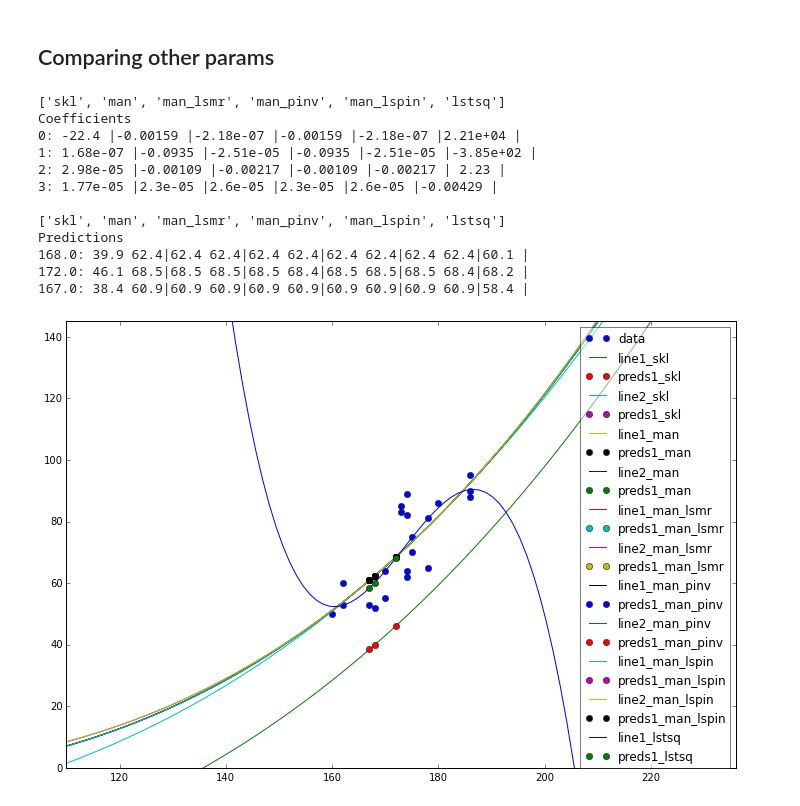
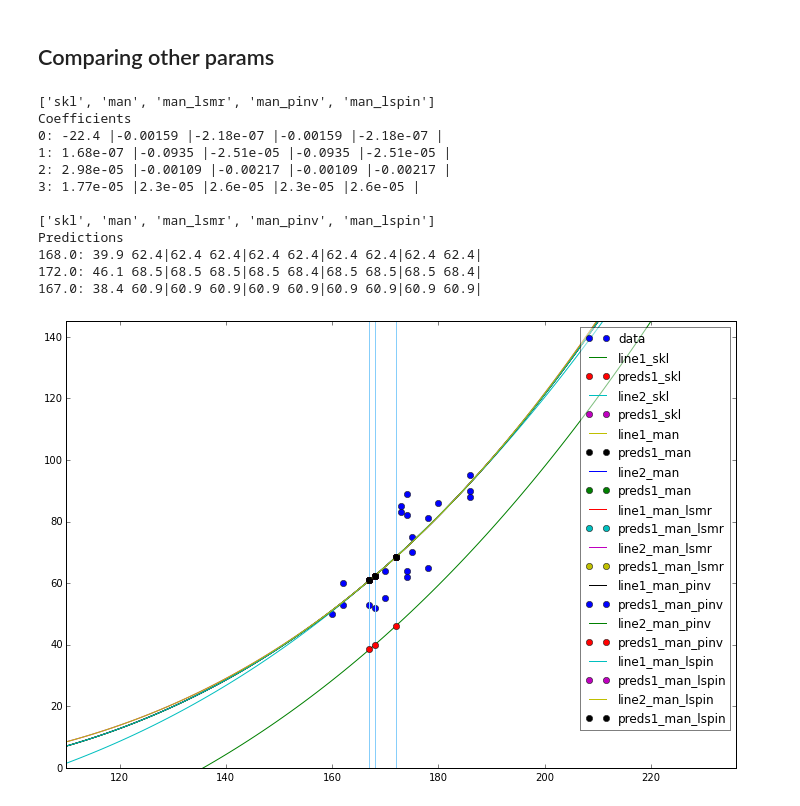
Before and after one commit to motjuste/patt-rex, a Jupyter notebook: task-2.3-demo-2.ipynb, the cells around one changed output. Drawn from its saved outputs; the diff is of its cells as text; code cells hidden in the pictures.

Commit message:
slides done for task 2.2; added color to plotting

```diff
--- a/task-2.3-demo-2.ipynb
+++ b/task-2.3-demo-2.ipynb
@@ -71,7 +71,7 @@ Predictions
 res_man0 = \
     fit_rex.fit_polynomial_bayesian(hn, wn, degree
                                         , sig2=None
-                                        , mu_0=0, sig2_0=3.0
+                                        , sig2_0=3.0
                                         , padding=50, get_pdf=True
                                         , X_unknown=hu)
 
@@ -118,7 +118,7 @@ plt.colorbar()
 res_man_lsmr = \
     fit_rex.fit_polynomial_bayesian(hn, wn, degree
                                         , sig2=None
-                                        , mu_0=0, sig2_0=3.0
+                                        , sig2_0=3.0
                                         , use_lsmr=True, use_pinv=False
                                         , padding=50, get_pdf=True
                                         , X_unknown=hu)
@@ -126,7 +126,7 @@ res_man_lsmr = \
 res_man_pinv = \
     fit_rex.fit_polynomial_bayesian(hn, wn, degree
                                         , sig2=None
-                                        , mu_0=0, sig2_0=3.0
+                                        , sig2_0=3.0
                                         , use_lsmr=False, use_pinv=True
                                         , padding=50, get_pdf=True
                                         , X_unknown=hu)
@@ -134,7 +134,7 @@ res_man_pinv = \
 res_man_lspin = \
     fit_rex.fit_polynomial_bayesian(hn, wn, degree
                                         , sig2=None
-                                        , mu_0=0, sig2_0=3.0
+                                        , sig2_0=3.0
                                         , use_lsmr=True, use_pinv=True
                                         , padding=50, get_pdf=True
                                         , X_unknown=hu)
@@ -147,7 +147,7 @@ reses = [[res_sk0, "skl"]
         , [res_man_lsmr, "man_lsmr"]
         , [res_man_pinv, "man_pinv"]
         , [res_man_lspin, "man_lspin"]
-        , [res_lstsq, "lstsq"]
+#         , [res_lstsq, "lstsq"]
         ]
 
 titles = []
@@ -170,9 +170,9 @@ plt_rex.plot2d(HW_new, colwise_data=True, hatch='o',
                x_lim=xlim, y_lim=ylim,
                show=False, axs=axs, plotlabel="data")
 
-# # plot unkown vertical lines
-# for h in hu:
-#     axs.axvline(x=h)
+# plot unkown vertical lines
+for h in hu:
+    axs.axvline(x=h, color='lightskyblue')
 
 for res, label in reses:
     coeff = res[0]
@@ -220,40 +220,40 @@ for res, label in reses:
                    show=False, axs=axs, plotlabel="line1_"+label)
 
     # preds 1
     plt_rex.plot2d(np.vstack(pred1), colwise_data=True, hatch='o',
                    show=False, axs=axs, plotlabel="preds1_"+label)
 
     if label != "lstsq":
         # line 2
         plt_rex.plot2d(np.vstack(line2), colwise_data=True, hatch='-',
                        show=False, axs=axs, plotlabel="line2_"+label)
 
         # preds 2
         plt_rex.plot2d(np.vstack(pred2), colwise_data=True, hatch='o',
                        show=False, axs=axs, plotlabel="preds1_"+label)
 
 
 print(titles)
 print("Coefficients")
 print("\n".join(coeff_string.format(i, *c) for i, c
                 in enumerate(zip(*coeffs))))
 
 print()
 print(titles)
 print("Predictions")
 print("\n".join(preds_string.format(*p) for p
                 in zip(hu, *preds)))
 # %% [output]
-['skl', 'man', 'man_lsmr', 'man_pinv', 'man_lspin', 'lstsq']
+['skl', 'man', 'man_lsmr', 'man_pinv', 'man_lspin']
 Coefficients
-0: -22.4 |-0.00159 |-2.18e-07 |-0.00159 |-2.18e-07 |2.21e+04 |
-1: 1.68e-07 |-0.0935 |-2.51e-05 |-0.0935 |-2.51e-05 |-3.85e+02 |
-2: 2.98e-05 |-0.00109 |-0.00217 |-0.00109 |-0.00217 | 2.23 |
-3: 1.77e-05 |2.3e-05 |2.6e-05 |2.3e-05 |2.6e-05 |-0.00429 |
+0: -22.4 |-0.00159 |-2.18e-07 |-0.00159 |-2.18e-07 |
+1: 1.68e-07 |-0.0935 |-2.51e-05 |-0.0935 |-2.51e-05 |
+2: 2.98e-05 |-0.00109 |-0.00217 |-0.00109 |-0.00217 |
+3: 1.77e-05 |2.3e-05 |2.6e-05 |2.3e-05 |2.6e-05 |
 
-['skl', 'man', 'man_lsmr', 'man_pinv', 'man_lspin', 'lstsq']
+['skl', 'man', 'man_lsmr', 'man_pinv', 'man_lspin']
 Predictions
-168.0: 39.9 62.4|62.4 62.4|62.4 62.4|62.4 62.4|62.4 62.4|60.1 |
-172.0: 46.1 68.5|68.5 68.5|68.5 68.4|68.5 68.5|68.5 68.4|68.2 |
-167.0: 38.4 60.9|60.9 60.9|60.9 60.9|60.9 60.9|60.9 60.9|58.4 |
+168.0: 39.9 62.4|62.4 62.4|62.4 62.4|62.4 62.4|62.4 62.4|
+172.0: 46.1 68.5|68.5 68.5|68.5 68.4|68.5 68.5|68.5 68.4|
+167.0: 38.4 60.9|60.9 60.9|60.9 60.9|60.9 60.9|60.9 60.9|
-[figure, old version]
+[figure, new version]
```
Also changed, not shown: parts of 1 cell of this notebook, 2 other files.
